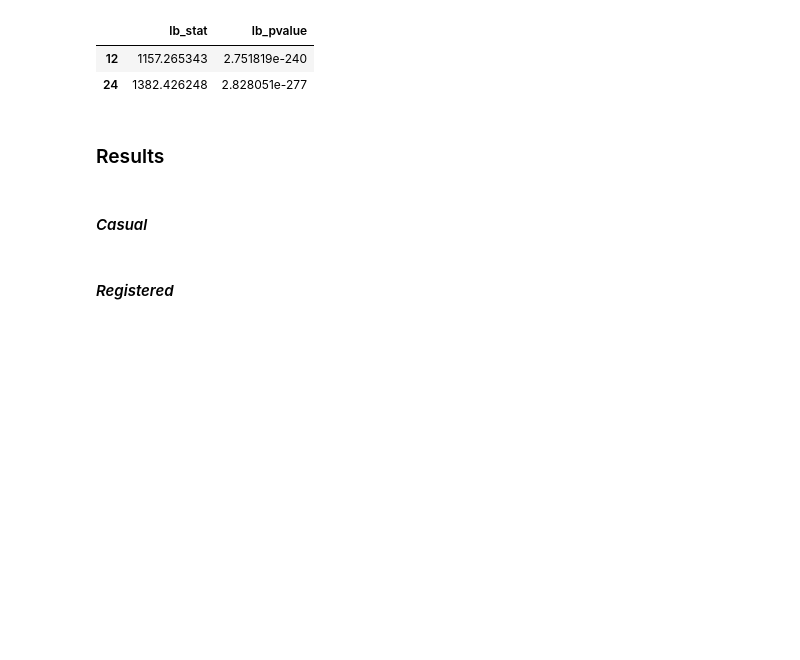
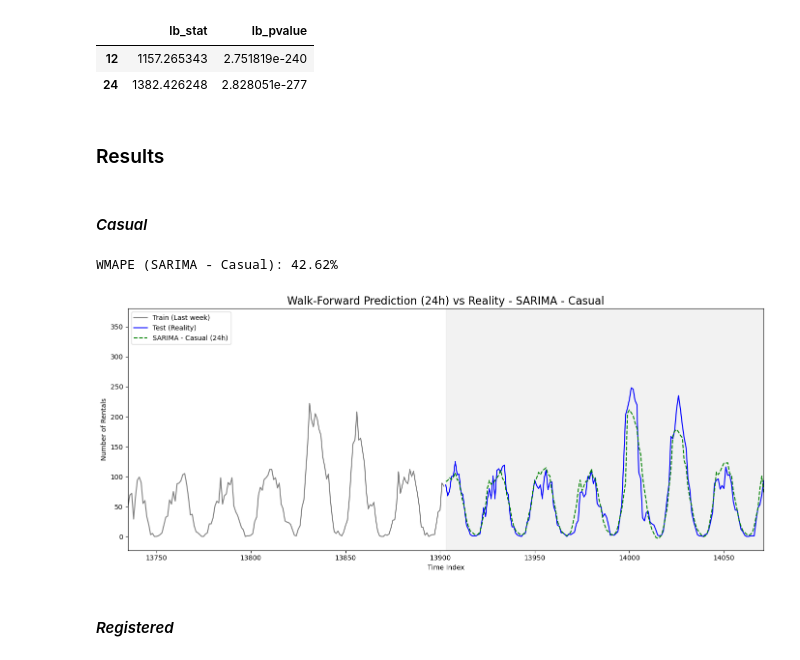
Before and after one commit to ikeiba/bike-sharing-time-series, a Jupyter notebook: project_submission/sarima_sarimax.ipynb, the cells around one changed output. Cells and saved outputs as stored; diff of their text form; code cells hidden in the pictures; blank space fills up the shorter version.

```diff
--- a/project_submission/sarima_sarimax.ipynb
+++ b/project_submission/sarima_sarimax.ipynb
@@ -385,78 +402,11 @@ If p-value > 0.05, the model is GOOD (no patterns remain).
 # %% [markdown]
 #### *Casual*
 # %%
-import pandas as pd
-import numpy as np
-import matplotlib.pyplot as plt
-from sklearn.metrics import mean_absolute_percentage_error
-from tqdm.notebook import tqdm
-
-# =====================================================================
-# 1. GET PREDICTIONS (WALK-FORWARD VALIDATION - 24H)
-# =====================================================================
-print("Starting Walk-Forward simulation (Prediction 24 by 24 hours)...")
-
-predictions = []
-# We clone the state of the trained model to keep updating it
-current_res = fit_casual_final
-step_size = 24
-test_length = len(y_casual_test)
-
-for i in tqdm(range(0, test_length, step_size), desc="Simulated days"):
-    print(f"prediction {i} out of {test_length // step_size}")
-    # 1. Predict the next 24 hours
-    # If we are at the end and less than 24h remain, we predict only what remains
-    current_step = min(step_size, test_length - i)
-    pred = current_res.forecast(steps=current_step)
-
-    # We save these 24 hours of prediction in our general list
-    predictions.extend(pred)
-
-    # 2. We discover the reality: we extract the 24 real hours from the Test Set
-    actual_data_chunk = y_casual_test.iloc[i : i + current_step]
-
-    # 3. UPDATE (The magic of Walk-Forward)
-    # We inject the real data into the model so it assimilates them as "past"
-    # refit=False ensures it doesn't retrain the parameters, only updates the memory
-    current_res = current_res.append(actual_data_chunk, refit=False)
-
-# We convert the prediction list into a Pandas Series with the correct index
-casual_pred_series = pd.Series(predictions, index=y_casual_test.index)
-
-# =====================================================================
-# 2. ERROR METRICS (Quantitative)
-# =====================================================================
-mape_casual = mean_absolute_percentage_error(y_casual_test, casual_pred_series)
-print(f"\n--- SARIMA Walk-Forward Evaluation (Casual) ---")
-print(f"MAPE (Mean Absolute Percentage Error at 24h view): {mape_casual * 100:.2f}%")
-
-# =====================================================================
-# 3. VISUALIZATION (Qualitative)
-# =====================================================================
-fig, ax = plt.subplots(figsize=(14, 6))
-
-# Context: Last week of Train
-ax.plot(y_casual_train.index[-168:], y_casual_train.iloc[-168:], label='Train (Last week)', color='gray')
-
-# Reality: The Test Set
-ax.plot(y_casual_test.index, y_casual_test, label='Test (Reality)', color='blue')
-
-# Prediction: Our series built block by block of 24h
-ax.plot(y_casual_test.index, casual_pred_series, label='SARIMA Walk-Forward (24h)', color='green', linestyle='--')
-
-# Shading of the Test Set
-ax.axvspan(y_casual_test.index[0], y_casual_test.index[-1], color='#808080', alpha=0.1)
-
-ax.set_title('Walk-Forward Prediction (24h) vs Reality - Casual Users', fontsize=16)
-ax.set_xlabel('Time Index')
-ax.set_ylabel('Number of Casual Rentals')
-ax.legend(loc='upper left')
-
-# CRITICAL ZOOM: We maintain the limit to see the detail of daily cuts
-ax.set_xlim(y_casual_train.index[-168], y_casual_test.index[168])
-
-plt.tight_layout()
-plt.show()
+pred_casual = walk_forward_predict(fit_casual_final, y_casual_test, step_size=24)
+evaluate_and_plot(y_casual_train, y_casual_test, pred_casual, "SARIMA - Casual")
+# %% [output]
+WMAPE (SARIMA - Casual): 42.62%
+[figure, added]
 # %% [markdown]
 #### *Registered*
 # %%
```
Also changed, not shown: parts of 28 cells of this notebook.
